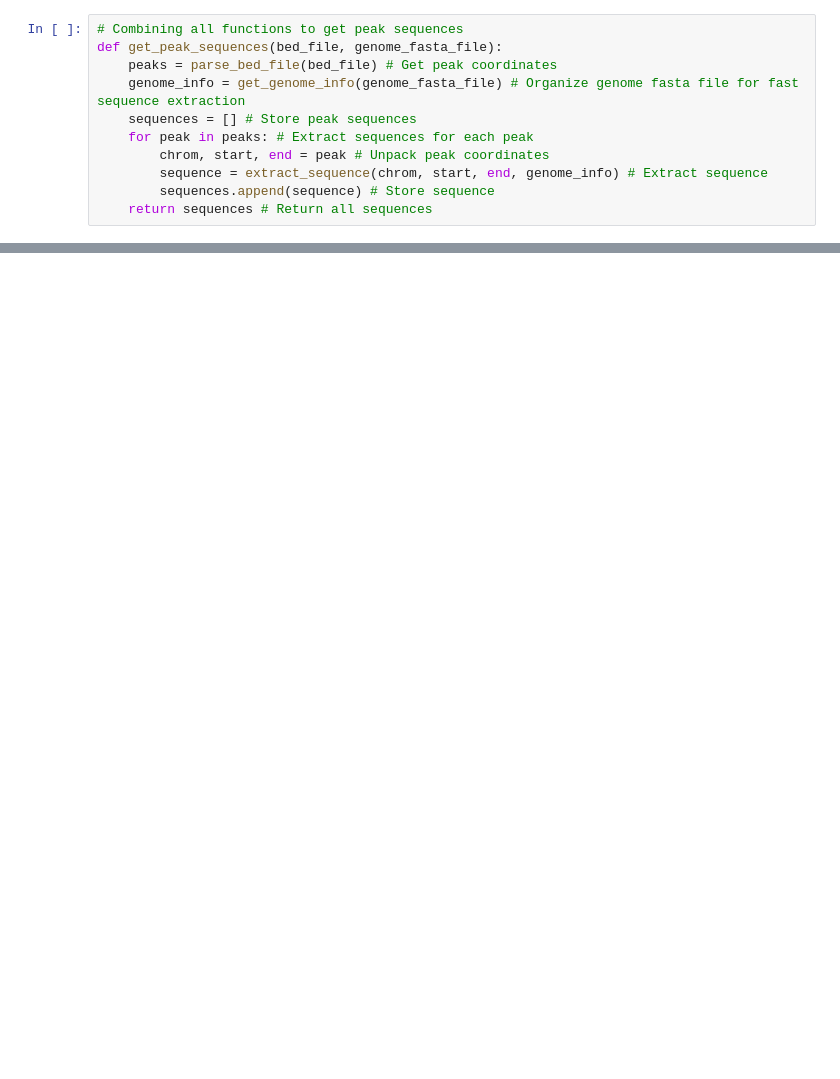
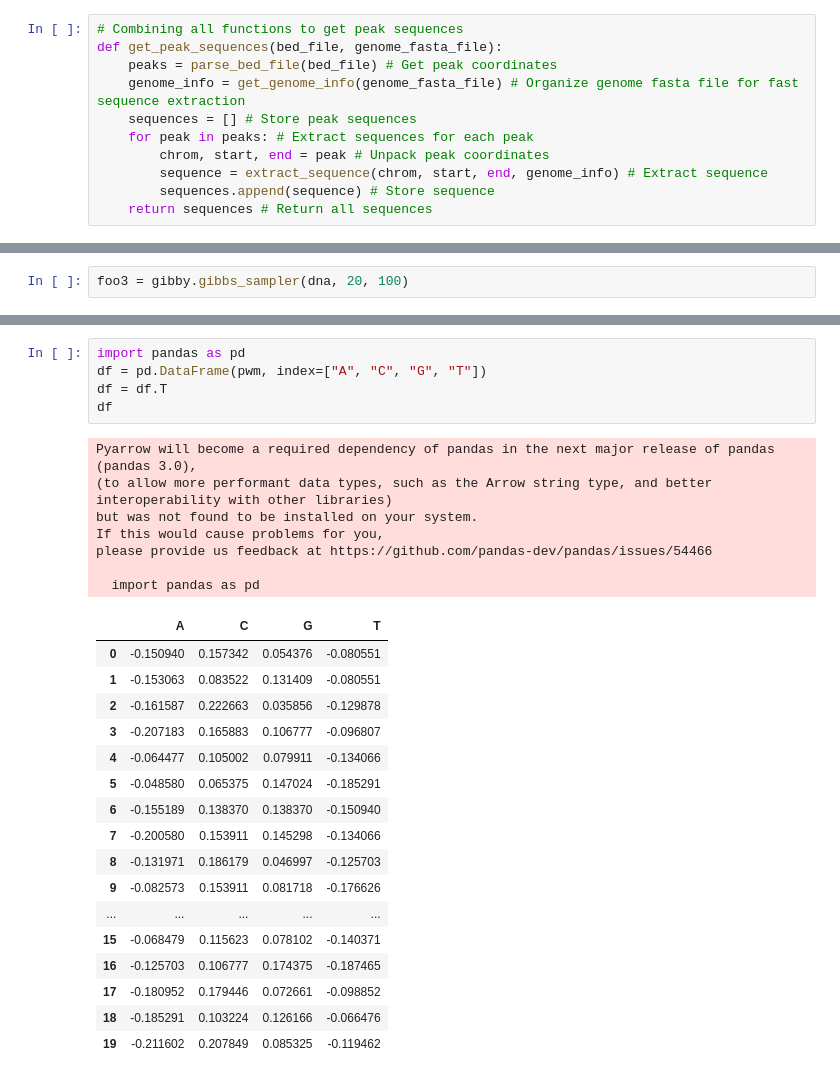
Before and after one commit to kairitanaka/gibby, a Jupyter notebook: extract_peak_seq.ipynb, the cells around one changed output, grey strips where cells are left out. Cells and saved outputs as stored; diff of their text form; blank space fills up the shorter version.

```diff
--- a/extract_peak_seq.ipynb
+++ b/extract_peak_seq.ipynb
@@ -99,0 +87,2 @@ get_peak_sequences('peaks.txt', 'GRCm38.fa')
+# %%
+foo3 = gibby.gibbs_sampler(dna, 20, 100)
@@ -99,0 +206,30 @@ get_peak_sequences('peaks.txt', 'GRCm38.fa')
+# %%
+import pandas as pd
+df = pd.DataFrame(pwm, index=["A", "C", "G", "T"])
+df = df.T
+df
+# %% [output]
+Pyarrow will become a required dependency of pandas in the next major release of pandas (pandas 3.0),
+(to allow more performant data types, such as the Arrow string type, and better interoperability with other libraries)
+but was not found to be installed on your system.
+If this would cause problems for you,
+please provide us feedback at https://github.com/pandas-dev/pandas/issues/54466
+
+  import pandas as pd
+|  | A | C | G | T |
+| 0 | -0.150940 | 0.157342 | 0.054376 | -0.080551 |
+| 1 | -0.153063 | 0.083522 | 0.131409 | -0.080551 |
+| 2 | -0.161587 | 0.222663 | 0.035856 | -0.129878 |
+| 3 | -0.207183 | 0.165883 | 0.106777 | -0.096807 |
+| 4 | -0.064477 | 0.105002 | 0.079911 | -0.134066 |
+| 5 | -0.048580 | 0.065375 | 0.147024 | -0.185291 |
+| 6 | -0.155189 | 0.138370 | 0.138370 | -0.150940 |
+| 7 | -0.200580 | 0.153911 | 0.145298 | -0.134066 |
+| 8 | -0.131971 | 0.186179 | 0.046997 | -0.125703 |
+| 9 | -0.082573 | 0.153911 | 0.081718 | -0.176626 |
+| ... | ... | ... | ... | ... |
+| 15 | -0.068479 | 0.115623 | 0.078102 | -0.140371 |
+| 16 | -0.125703 | 0.106777 | 0.174375 | -0.187465 |
+| 17 | -0.180952 | 0.179446 | 0.072661 | -0.098852 |
+| 18 | -0.185291 | 0.103224 | 0.126166 | -0.066476 |
+| 19 | -0.211602 | 0.207849 | 0.085325 | -0.119462 |
```
Also changed, not shown: parts of 17 cells of this notebook.
